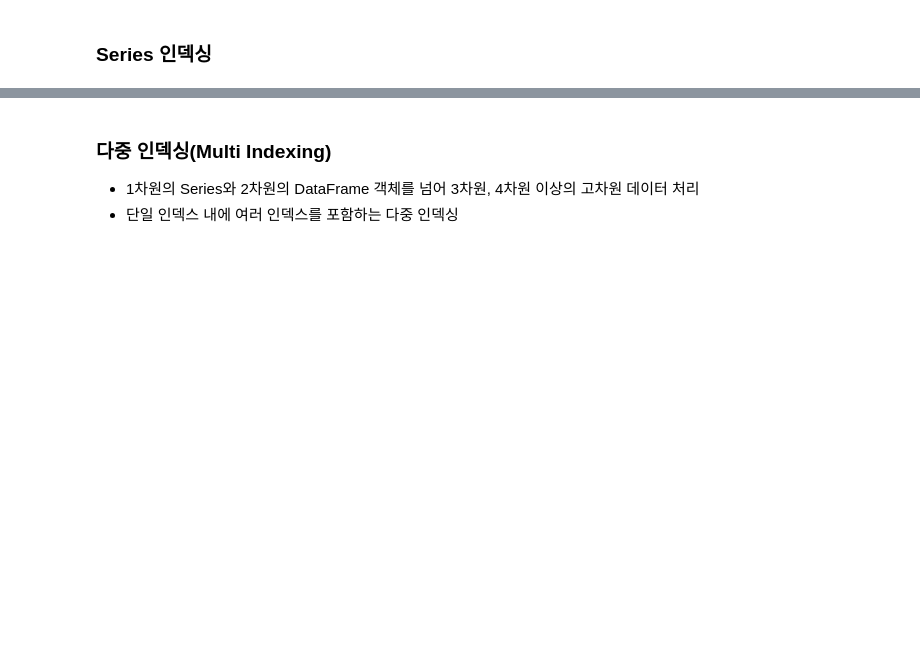
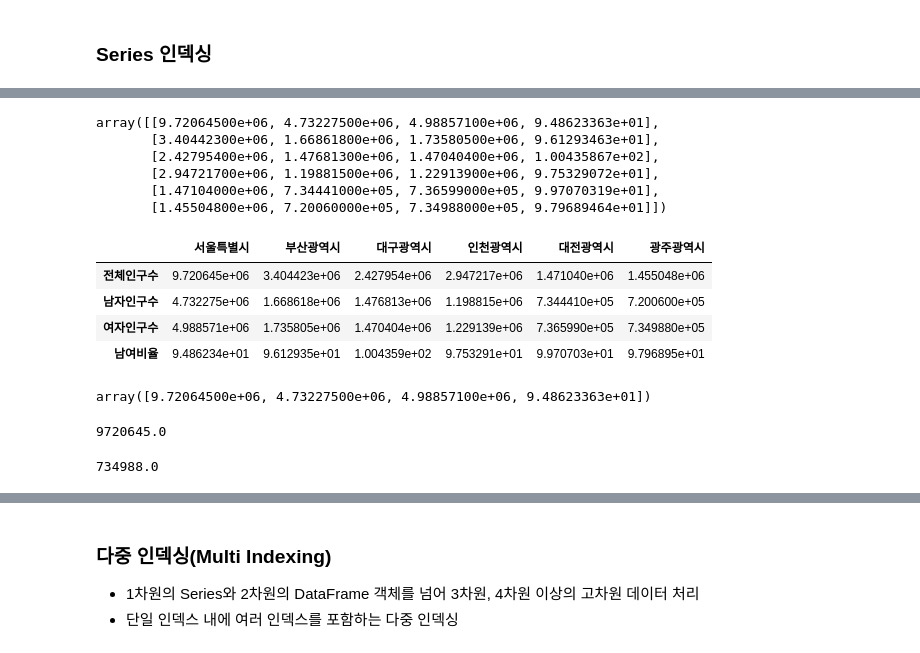
Before and after one commit to mkbahk/PandasLearning, a Jupyter notebook: _Pandas_한번에_제대로_배우기.ipynb, the cells around one changed output, grey strips where cells are left out. Drawn from its saved outputs; the diff is of its cells as text; code cells hidden in the pictures; blank space fills up the shorter version.

```diff
--- a/_Pandas_한번에_제대로_배우기.ipynb
+++ b/_Pandas_한번에_제대로_배우기.ipynb
@@ -429,0 +569,29 @@ dtype: float64
+# %%
+korea_df.values #배열형태로 보여 줌
+# %% [output]
+array([[9.72064500e+06, 4.73227500e+06, 4.98857100e+06, 9.48623363e+01],
+       [3.40442300e+06, 1.66861800e+06, 1.73580500e+06, 9.61293463e+01],
+       [2.42795400e+06, 1.47681300e+06, 1.47040400e+06, 1.00435867e+02],
+       [2.94721700e+06, 1.19881500e+06, 1.22913900e+06, 9.75329072e+01],
+       [1.47104000e+06, 7.34441000e+05, 7.36599000e+05, 9.97070319e+01],
+       [1.45504800e+06, 7.20060000e+05, 7.34988000e+05, 9.79689464e+01]])
+# %%
+korea_df.T
+# %% [output]
+|  | 서울특별시 | 부산광역시 | 대구광역시 | 인천광역시 | 대전광역시 | 광주광역시 |
+| 전체인구수 | 9.720645e+06 | 3.404423e+06 | 2.427954e+06 | 2.947217e+06 | 1.471040e+06 | 1.455048e+06 |
+| 남자인구수 | 4.732275e+06 | 1.668618e+06 | 1.476813e+06 | 1.198815e+06 | 7.344410e+05 | 7.200600e+05 |
+| 여자인구수 | 4.988571e+06 | 1.735805e+06 | 1.470404e+06 | 1.229139e+06 | 7.365990e+05 | 7.349880e+05 |
+| 남여비율 | 9.486234e+01 | 9.612935e+01 | 1.004359e+02 | 9.753291e+01 | 9.970703e+01 | 9.796895e+01 |
+# %%
+korea_df.values[0]
+# %% [output]
+array([9.72064500e+06, 4.73227500e+06, 4.98857100e+06, 9.48623363e+01])
+# %%
+korea_df.values[0,0]
+# %% [output]
+9720645.0
+# %%
+korea_df.values[5,2]
+# %% [output]
+734988.0
```
Also changed, not shown: parts of 30 cells of this notebook.
